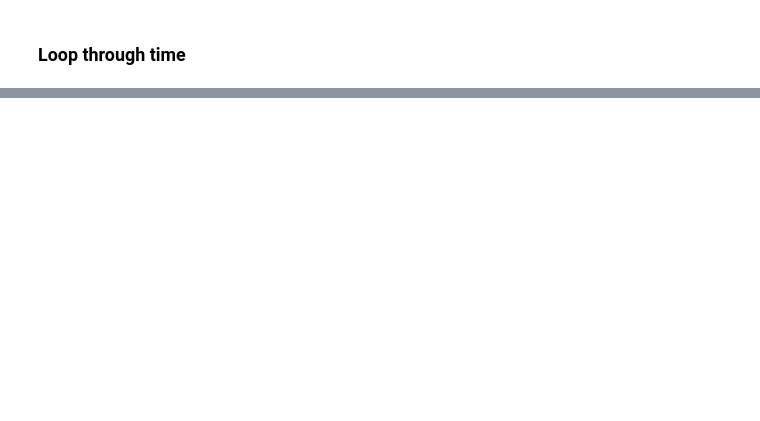
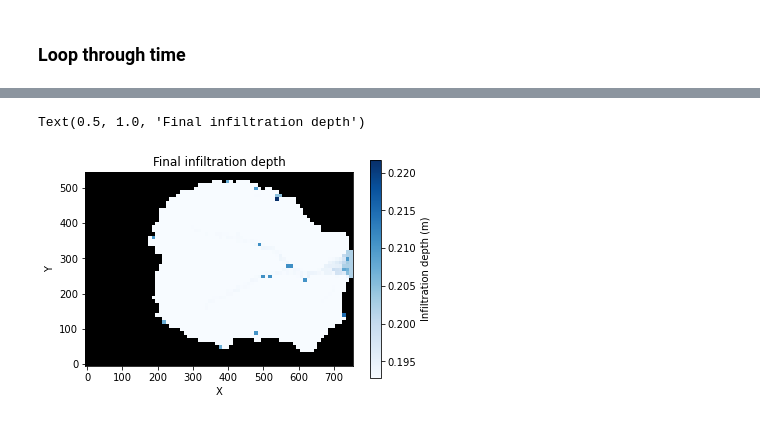
Before and after one commit to espin-2020/precipitation_lanscape_evolution, a Jupyter notebook: Brooke_Final_notebook.ipynb, the cells around one changed output, grey strips where cells are left out. Saved outputs shown, nothing was run; the diff lists cells and outputs as text; code cells hidden in the pictures; blank space fills up the shorter version.

```diff
--- a/Brooke_Final_notebook.ipynb
+++ b/Brooke_Final_notebook.ipynb
@@ -85,0 +125,35 @@ of = OverlandFlow(mg, steep_slopes=True)
+# %%
+storm_counter = 1
+for (storm_t, interstorm_dt) in precip.yield_storms():
+    print('Storm #'+str(storm_counter)+  ' is running')
+    node_of_max_q = 2126
+    total_storm_time = (storm_t+interstorm_dt)*60*60  # in sec.
+    storm_elapsed_time = 0.
+    while storm_elapsed_time < total_storm_time: # in sec
+        dt = 60*30 # == 10 min in sec
+        total_elapsed_time += dt ## All storm counter
+        storm_elapsed_time += dt
+        print(storm_elapsed_time)
+        if storm_elapsed_time <= storm_t * 3600: ## During storm
+            mg.at_node['surface_water__depth'] += (mg.at_grid['rainfall__flux'] / 3600)*dt
+            SI.run_one_step(dt=dt)
+            of.run_one_step(dt=dt)
+            outlet_depth.append(mg.at_node['surface_water__depth'][node_of_max_q])
+            outlet_times.append(total_elapsed_time)
+            rain_vec.append(mg.at_grid['rainfall__flux'])
+        else: # Interstorm time
+            mg.at_node['soil_water_infiltration__depth'] -=  0.001#mg.at_node['soil_water_infiltration__depth']*(1-0.5)**(dt/(60))
+            of.run_one_step(dt=dt)
+            outlet_depth.append(mg.at_node['surface_water__depth'][node_of_max_q])
+            outlet_times.append(total_elapsed_time)
+            rain_vec.append(0)
+
+    ## End of storm simulation
+    mean_SID.append(np.mean(mg.at_node['soil_water_infiltration__depth']))
+    mean_SID_Times.append(total_elapsed_time)
+
+    ## Saving rainfall
+    storm_dts.append(storm_t)
+    interstorm_dts.append(interstorm_dt)
+    intensities.append(mg.at_grid['rainfall__flux']) ## mm/minute
+    storm_counter +=1
@@ -85,0 +178,11 @@ of = OverlandFlow(mg, steep_slopes=True)
+# %%
+#Show final infiltration depth on grid
+imshow_grid_at_node(mg,
+                    values = 'soil_water_infiltration__depth',
+                    plot_name = 'Infiltration depth',
+                    var_name = 'Infiltration depth (m)',cmap ='Blues')
+
+plt.title('Final infiltration depth')
+# %% [output]
+Text(0.5, 1.0, 'Final infiltration depth')
+[figure, added]
```
Also changed, not shown: parts of 12 cells of this notebook.
